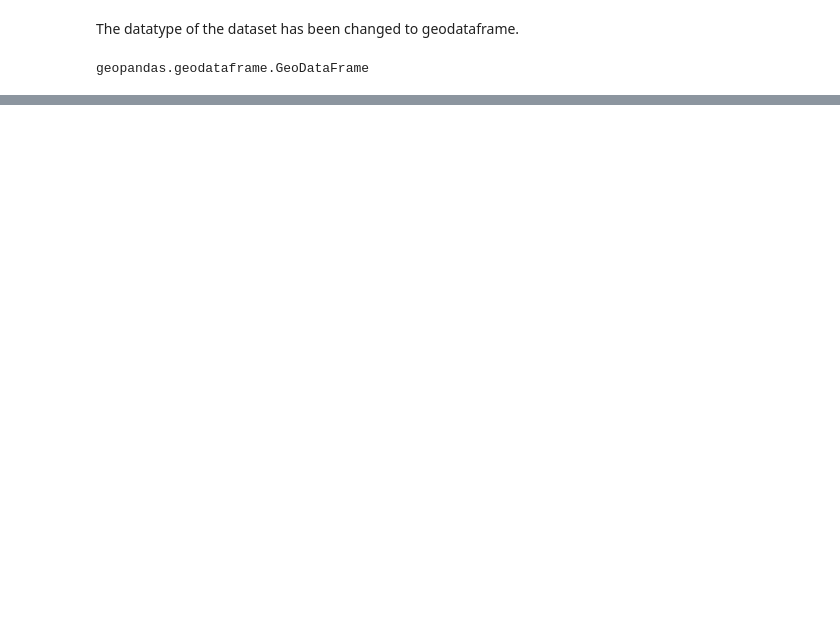
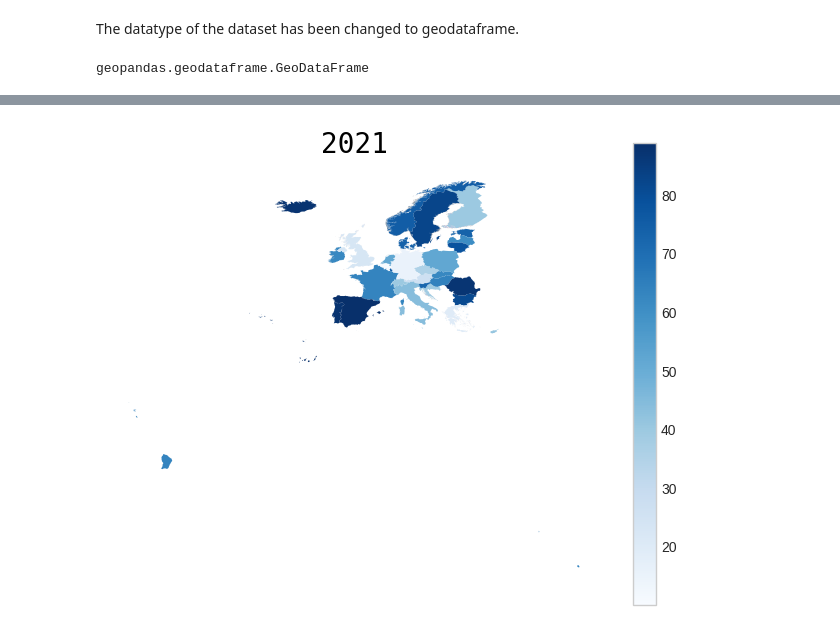
Before and after one commit to yuliiabosher/Fiber-optic-project, a Jupyter notebook: EU_historical_data.ipynb, the cells around one changed output, grey strips where cells are left out. Cells and saved outputs as stored; diff of their text form; code cells hidden in the pictures; blank space fills up the shorter version.

```diff
--- a/EU_historical_data.ipynb
+++ b/EU_historical_data.ipynb
@@ -323,0 +349,4 @@ geopandas.geodataframe.GeoDataFrame
+# %%
+plot_choropleth(eu_broadband_geo, 2021)
+# %% [output]
+[figure, added]
```
Also changed, not shown: parts of 8 cells of this notebook.
